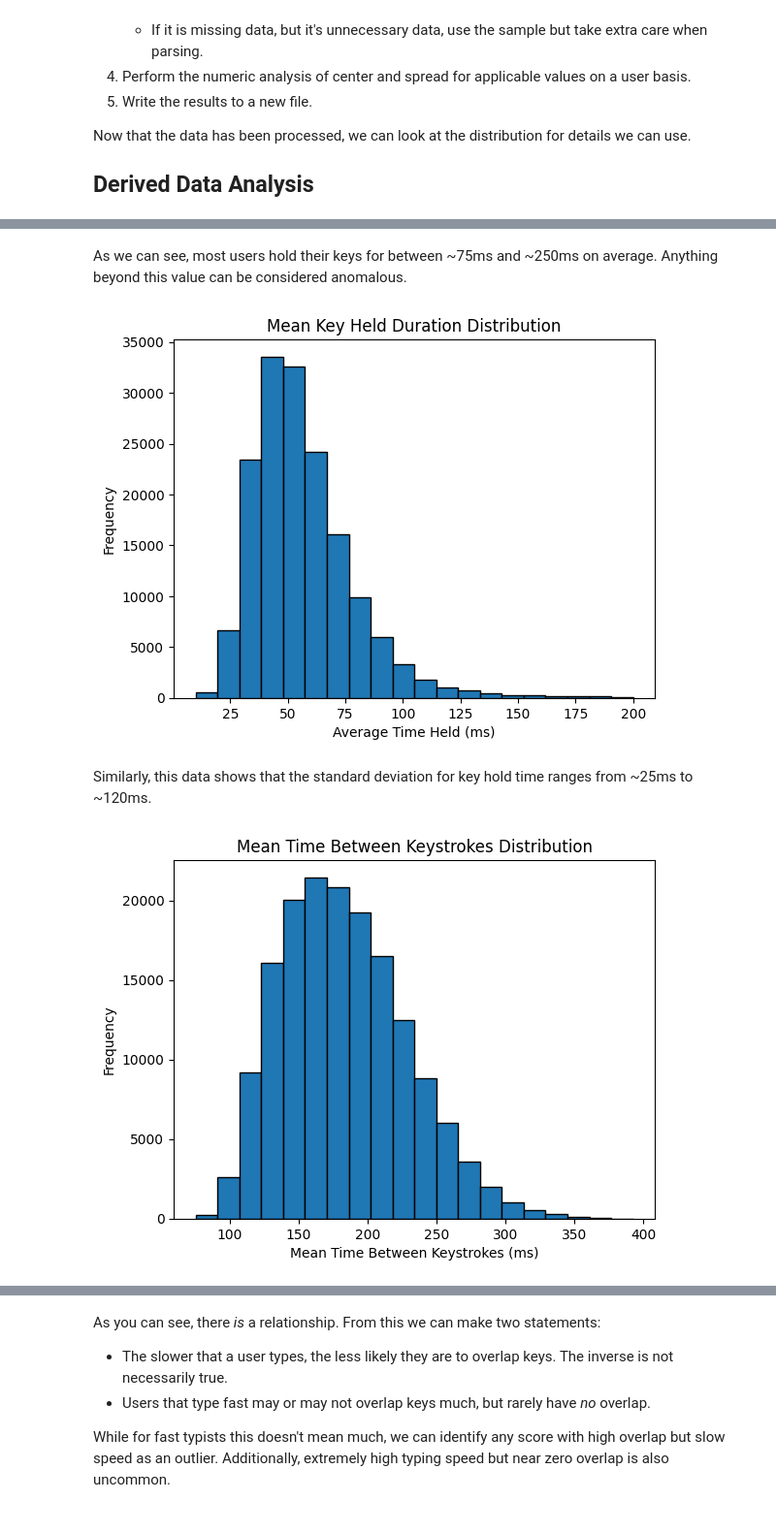
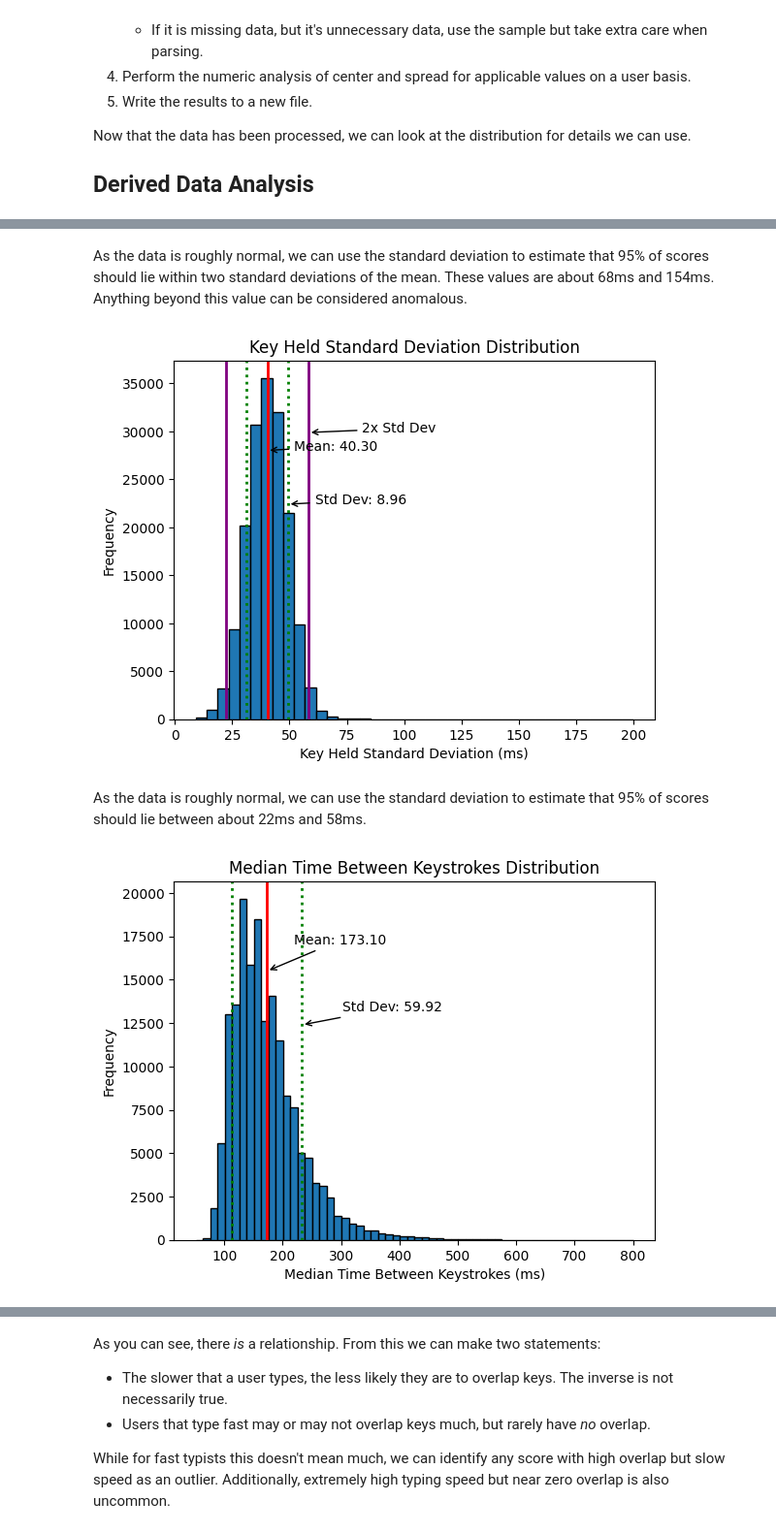
Before and after one commit to DowdyJ/K-CAPTCHA, a Jupyter notebook: Docs/Documentation.ipynb, the cells around one changed output, grey strips where cells are left out. Shown at 97% size. Saved outputs shown, nothing was run; the diff lists cells and outputs as text; code cells hidden in the pictures.

```diff
--- a/Docs/Documentation.ipynb
+++ b/Docs/Documentation.ipynb
@@ -333,23 +358,59 @@ plt.show()
 # %% [markdown]
-As we can see, most users hold their keys for between ~75ms and ~250ms on average. Anything beyond this value can be considered anomalous.
+As the data is roughly normal, we can use the standard deviation to estimate that 95% of scores should lie within two standard deviations of the mean. These values are about 68ms and 154ms. Anything beyond this value can be considered anomalous.
 # %%
-plt.hist(data_frame['KEY_HELD_STD_DEV'], bins=20, edgecolor='black')
+plt.hist(data_frame['KEY_HELD_STD_DEV'], bins=40, edgecolor='black')
 plt.title(f'Key Held Standard Deviation Distribution')
-plt.xlabel('Average Time Held (ms)')
+plt.xlabel('Key Held Standard Deviation (ms)')
 plt.ylabel('Frequency')
 
+std_dev = data_frame['KEY_HELD_STD_DEV'].std()
+mean = data_frame['KEY_HELD_STD_DEV'].mean()
+
+plt.axvline(mean, color='red', linestyle='solid', linewidth=2)
+plt.annotate(f'Mean: {mean:.2f}', xy=(mean, 0.75), xycoords=('data', 'axes fraction'),
+            xytext=(20, 0), textcoords='offset points', color='black',
+            arrowprops=dict(arrowstyle='->', color='black'))
+
+plt.axvline(mean + std_dev, color='green', linestyle='dotted', linewidth=2)
+plt.axvline(mean - std_dev, color='green', linestyle='dotted', linewidth=2)
+plt.annotate(f'Std Dev: {std_dev:.2f}', xy=(mean + std_dev, 0.60), xycoords=('data', 'axes fraction'),
+            xytext=(20, 0), textcoords='offset points', color='black',
+            arrowprops=dict(arrowstyle='->', color='black'))
+
+plt.axvline(mean + 2 * std_dev, color='purple', linestyle='solid', linewidth=2)
+plt.axvline(mean - 2 * std_dev, color='purple', linestyle='solid', linewidth=2)
+plt.annotate(f'2x Std Dev', xy=(mean + 2 * std_dev, 0.80), xycoords=('data', 'axes fraction'),
+            xytext=(40, 0), textcoords='offset points', color='black',
+            arrowprops=dict(arrowstyle='->', color='black'))
+
 plt.show()
 # %% [output]
-[figure, old version]
+[figure, new version]
 # %% [markdown]
-Similarly, this data shows that the standard deviation for key hold time ranges from ~25ms to ~120ms.
+As the data is roughly normal, we can use the standard deviation to estimate that 95% of scores should lie between about 22ms and 58ms.
 # %%
-plt.hist(data_frame['KEY_DELAY_MEDIAN'], bins=20, edgecolor='black')
-plt.title(f'Mean Time Between Keystrokes Distribution')
-plt.xlabel('Mean Time Between Keystrokes (ms)')
+plt.hist(data_frame['KEY_DELAY_MEDIAN'], bins=60, edgecolor='black')
+plt.title(f'Median Time Between Keystrokes Distribution')
+plt.xlabel('Median Time Between Keystrokes (ms)')
 plt.ylabel('Frequency')
 
+std_dev = data_frame['KEY_DELAY_MEDIAN'].std()
+mean = data_frame['KEY_DELAY_MEDIAN'].mean()
+
+plt.axvline(mean, color='red', linestyle='solid', linewidth=2)
+plt.annotate(f'Mean: {mean:.2f}', xy=(mean, 0.75), xycoords=('data', 'axes fraction'),
+            xytext=(20, 20), textcoords='offset points', color='black',
+            arrowprops=dict(arrowstyle='->', color='black'))
+
+plt.axvline(mean + std_dev, color='green', linestyle='dotted', linewidth=2)
+plt.axvline(mean - std_dev, color='green', linestyle='dotted', linewidth=2)
+plt.annotate(f'Std Dev: {std_dev:.2f}', xy=(mean + std_dev, 0.60), xycoords=('data', 'axes fraction'),
+            xytext=(30, 10), textcoords='offset points', color='black',
+            arrowprops=dict(arrowstyle='->', color='black'))
+
+
+
 plt.show()
 # %% [output]
-[figure, old version]
+[figure, new version]
 # %% [markdown]
```
Also changed, not shown: parts of 10 cells of this notebook.
